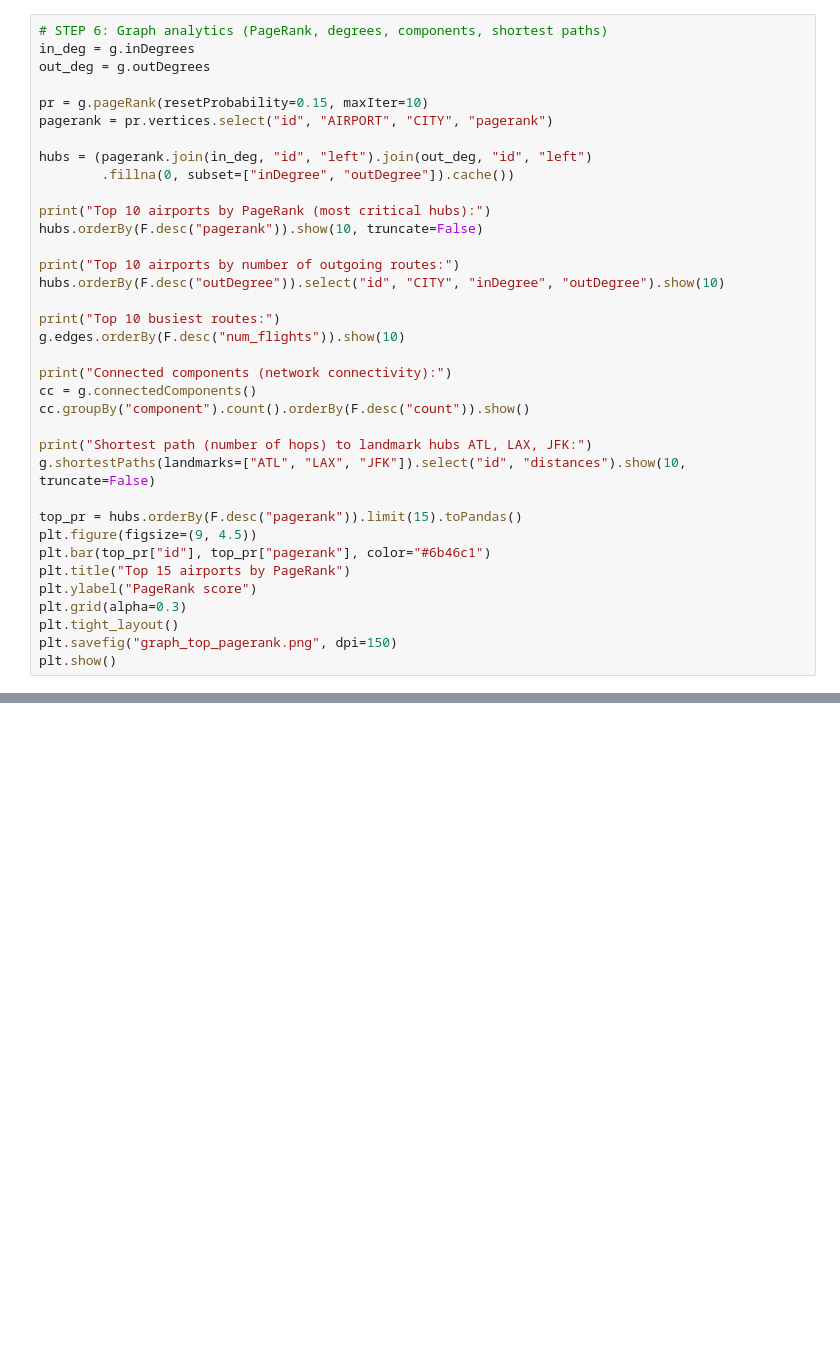
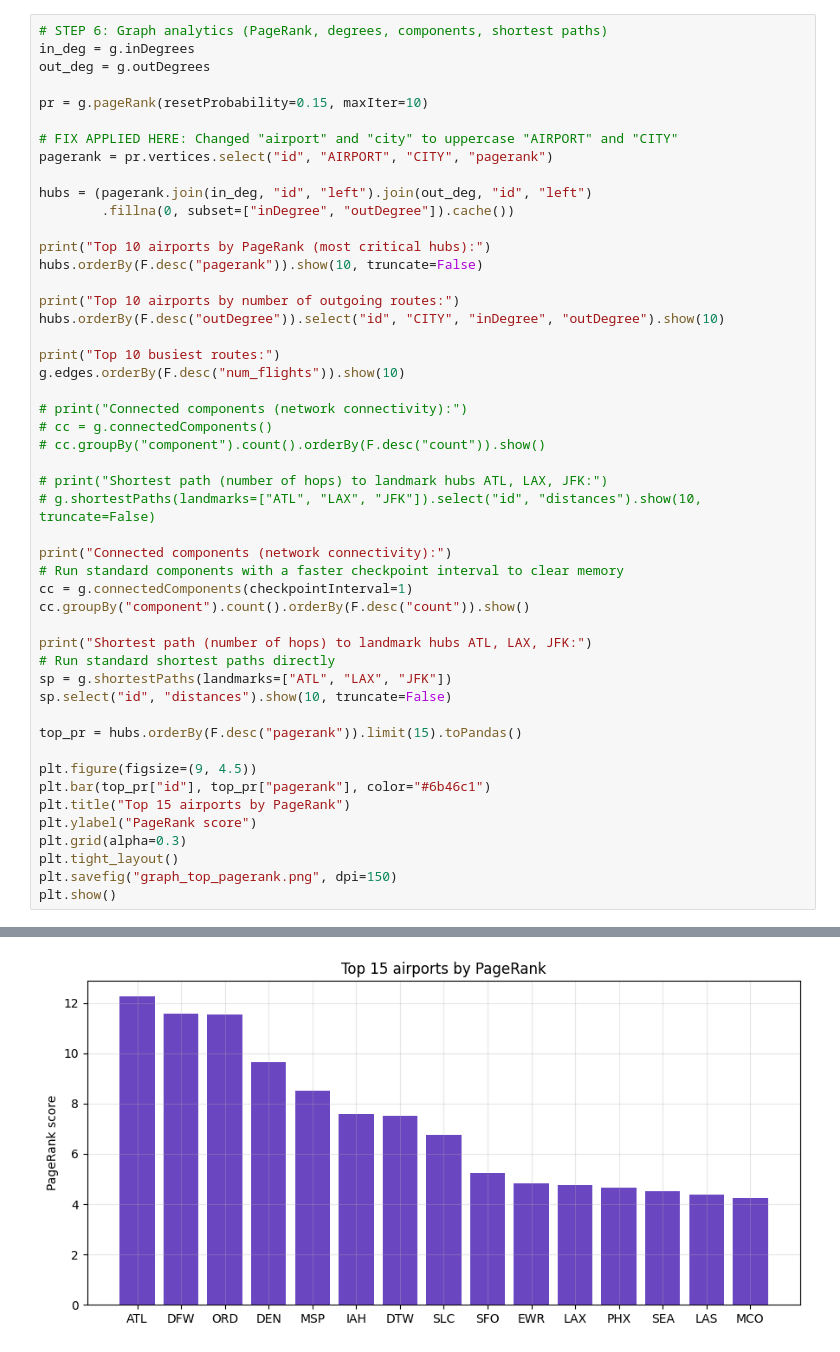
Before and after one commit to Vinay7766/Flight-Delay-Prediction-System, a Jupyter notebook: Spark_Flight_Delay_Notebook.ipynb, the cells around one changed output, grey strips where cells are left out. Saved outputs shown, nothing was run; the diff lists cells and outputs as text; blank space fills up the shorter version.

```diff
--- a/Spark_Flight_Delay_Notebook.ipynb
+++ b/Spark_Flight_Delay_Notebook.ipynb
@@ -124,6 +175,8 @@ in_deg = g.inDegrees
 out_deg = g.outDegrees
 
 pr = g.pageRank(resetProbability=0.15, maxIter=10)
+
+# FIX APPLIED HERE: Changed "airport" and "city" to uppercase "AIRPORT" and "CITY"
 pagerank = pr.vertices.select("id", "AIRPORT", "CITY", "pagerank")
 
 hubs = (pagerank.join(in_deg, "id", "left").join(out_deg, "id", "left")
@@ -138,14 +191,25 @@ hubs.orderBy(F.desc("outDegree")).select("id", "CITY", "inDegree", "outDegree").
 print("Top 10 busiest routes:")
 g.edges.orderBy(F.desc("num_flights")).show(10)
 
+# print("Connected components (network connectivity):")
+# cc = g.connectedComponents()
+# cc.groupBy("component").count().orderBy(F.desc("count")).show()
+
+# print("Shortest path (number of hops) to landmark hubs ATL, LAX, JFK:")
+# g.shortestPaths(landmarks=["ATL", "LAX", "JFK"]).select("id", "distances").show(10, truncate=False)
+
 print("Connected components (network connectivity):")
-cc = g.connectedComponents()
+# Run standard components with a faster checkpoint interval to clear memory
+cc = g.connectedComponents(checkpointInterval=1)
 cc.groupBy("component").count().orderBy(F.desc("count")).show()
 
 print("Shortest path (number of hops) to landmark hubs ATL, LAX, JFK:")
-g.shortestPaths(landmarks=["ATL", "LAX", "JFK"]).select("id", "distances").show(10, truncate=False)
+# Run standard shortest paths directly
+sp = g.shortestPaths(landmarks=["ATL", "LAX", "JFK"])
+sp.select("id", "distances").show(10, truncate=False)
 
 top_pr = hubs.orderBy(F.desc("pagerank")).limit(15).toPandas()
+
 plt.figure(figsize=(9, 4.5))
 plt.bar(top_pr["id"], top_pr["pagerank"], color="#6b46c1")
 plt.title("Top 15 airports by PageRank")
@@ -154,3 +218,4 @@ plt.grid(alpha=0.3)
 plt.tight_layout()
 plt.savefig("graph_top_pagerank.png", dpi=150)
 plt.show()
+# %% [output]
@@ -157,3 +239,4 @@ plt.show()
+[figure, added]
 # %%
 # STEP 7: Feature engineering - join graph metrics back to each flight
 metrics = hubs.select("id", "pagerank", "inDegree", "outDegree")
```
Also changed, not shown: parts of 14 cells of this notebook.
